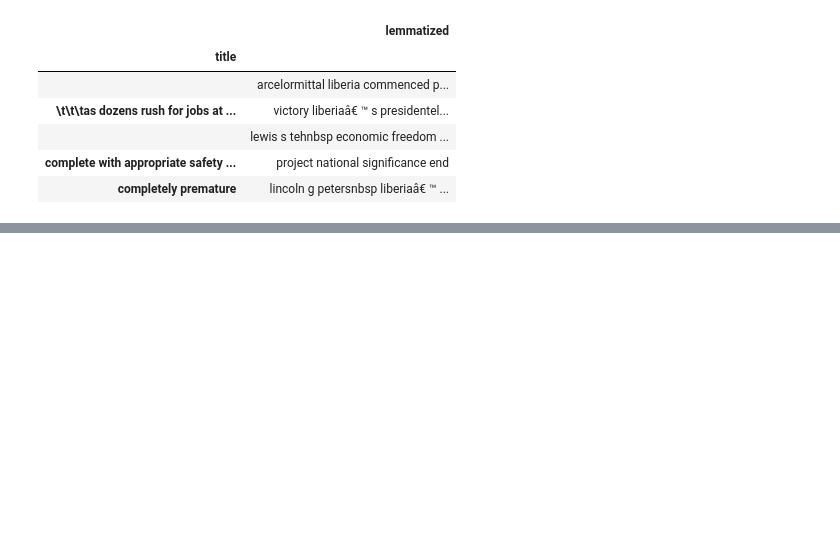
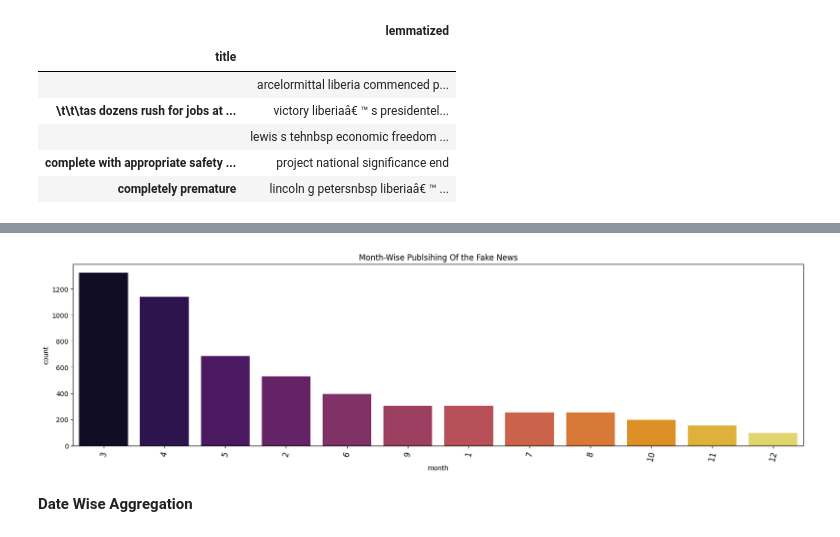
Before and after one commit to Anas436/Detecting-Fake-News-AI, a Jupyter notebook: src/tasks/task-2-exploratory-data-analysis/Full_Dataset_EDA.ipynb, the cells around one changed output, grey strips where cells are left out. Saved outputs shown, nothing was run; the diff lists cells and outputs as text; code cells hidden in the pictures; blank space fills up the shorter version.

```diff
--- a/src/tasks/task-2-exploratory-data-analysis/Full_Dataset_EDA.ipynb
+++ b/src/tasks/task-2-exploratory-data-analysis/Full_Dataset_EDA.ipynb
@@ -549,0 +655,10 @@ df_grouped.head()
+# %%
+plt.figure(figsize = (20, 5))
+sns.countplot(x = "month", data = df_fake, order = df_fake['month'].value_counts().iloc[:12].index, palette = "inferno")
+plt.title('Month-Wise Publsihing Of the Fake News')
+plt.xticks(rotation = 75, fontsize = 12)
+plt.show()
+# %% [output]
+[figure, added]
+# %% [markdown]
+**Date Wise Aggregation**
```
Also changed, not shown: parts of 27 cells of this notebook.
